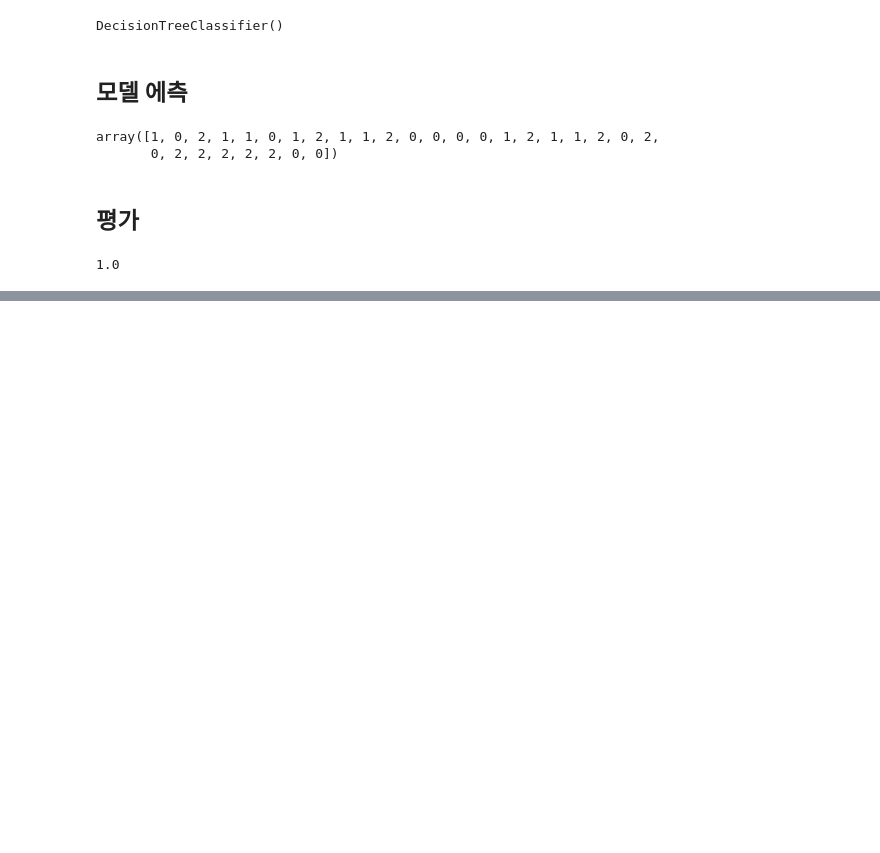
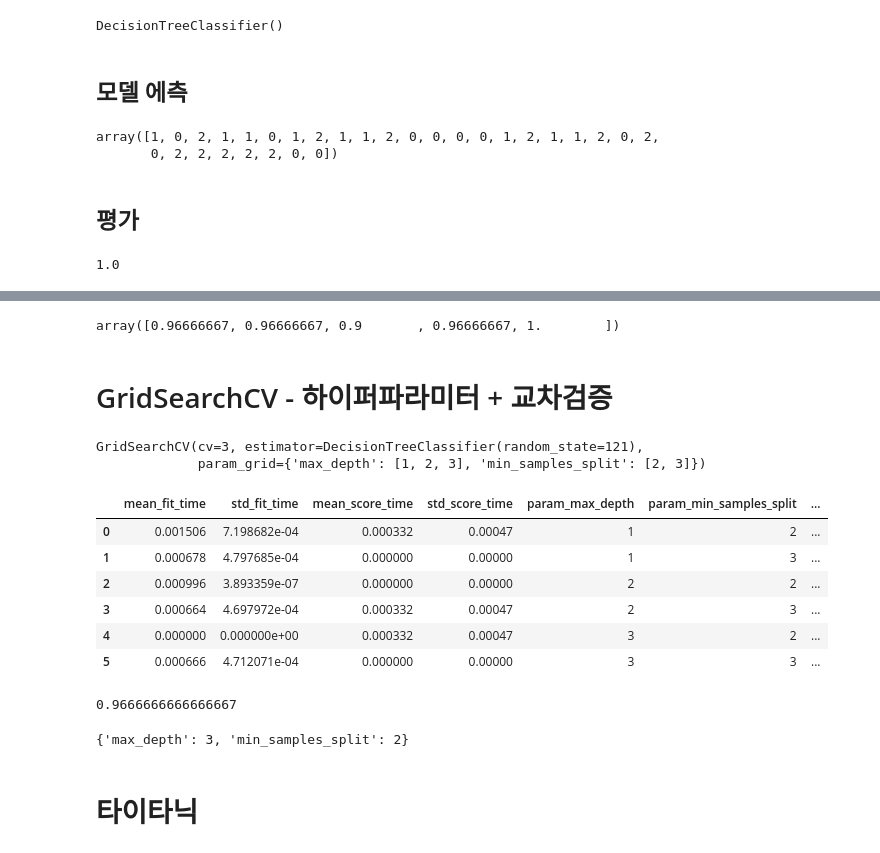
Before and after one commit to sjun4040/hipython_rep, a Jupyter notebook: 31.사이킷런탐색.ipynb, the cells around one changed output, grey strips where cells are left out. Cells and saved outputs as stored; diff of their text form; code cells hidden in the pictures; blank space fills up the shorter version.

```diff
--- a/31.사이킷런탐색.ipynb
+++ b/31.사이킷런탐색.ipynb
@@ -159,0 +193,9 @@ accuracy_score(y_test, pred)
+# %%
+from sklearn.model_selection import cross_val_score
+x = iris.data
+y = iris.target
+
+model = DecisionTreeClassifier(random_state=156)
+cross_val_score(model,x,y, cv=5, scoring='accuracy')
+# %% [output]
+array([0.96666667, 0.96666667, 0.9       , 0.96666667, 1.        ])
@@ -159,0 +205,35 @@ accuracy_score(y_test, pred)
+# %% [markdown]
+# GridSearchCV - 하이퍼파라미터 + 교차검증
+# %%
+x_train, x_test, y_train, y_test = train_test_split(iris_data, iris_label,test_size=0.2, random_state=121)
+# %%
+from sklearn.model_selection import GridSearchCV
+dt_clf2 = DecisionTreeClassifier(random_state=121)
+params = {'max_depth':[1,2,3], 'min_samples_split':[2,3]}
+grid_dtree = GridSearchCV(dt_clf2, param_grid=params, cv=3, refit=True)
+grid_dtree.fit(x_train,y_train)
+# %% [output]
+GridSearchCV(cv=3, estimator=DecisionTreeClassifier(random_state=121),
+             param_grid={'max_depth': [1, 2, 3], 'min_samples_split': [2, 3]})
+# %%
+pd.DataFrame(grid_dtree.cv_results_)
+# %% [output]
+|  | mean_fit_time | std_fit_time | mean_score_time | std_score_time | param_max_depth | param_min_samples_split | ... |
+| 0 | 0.001506 | 7.198682e-04 | 0.000332 | 0.00047 | 1 | 2 | ... |
+| 1 | 0.000678 | 4.797685e-04 | 0.000000 | 0.00000 | 1 | 3 | ... |
+| 2 | 0.000996 | 3.893359e-07 | 0.000000 | 0.00000 | 2 | 2 | ... |
+| 3 | 0.000664 | 4.697972e-04 | 0.000332 | 0.00047 | 2 | 3 | ... |
+| 4 | 0.000000 | 0.000000e+00 | 0.000332 | 0.00047 | 3 | 2 | ... |
+| 5 | 0.000666 | 4.712071e-04 | 0.000000 | 0.00000 | 3 | 3 | ... |
+# %%
+b_model = grid_dtree.best_estimator_
+pred = b_model.predict(x_test)
+accuracy_score(y_test, pred)
+# %% [output]
+0.9666666666666667
+# %%
+grid_dtree.best_params_
+# %% [output]
+{'max_depth': 3, 'min_samples_split': 2}
+# %% [markdown]
+# 타이타닉
```
Also changed, not shown: parts of 32 cells of this notebook, 1 other file.
